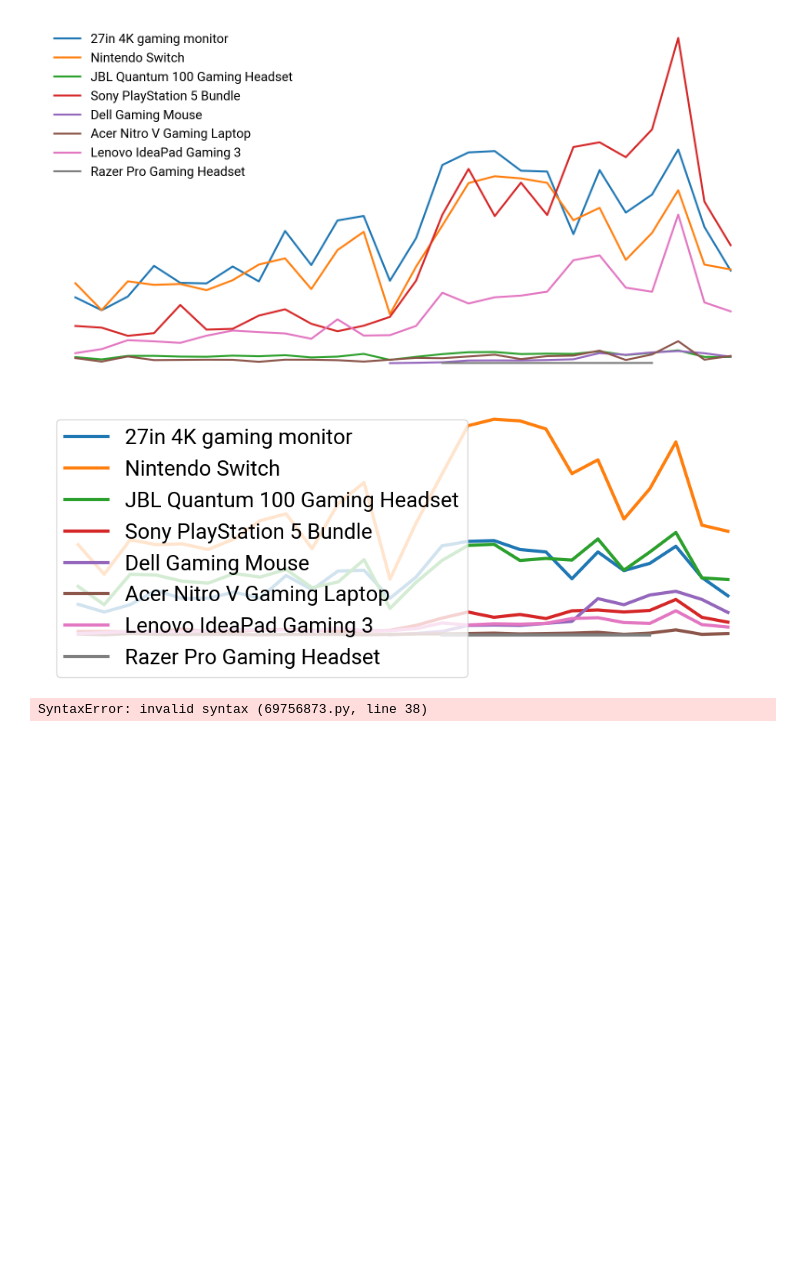
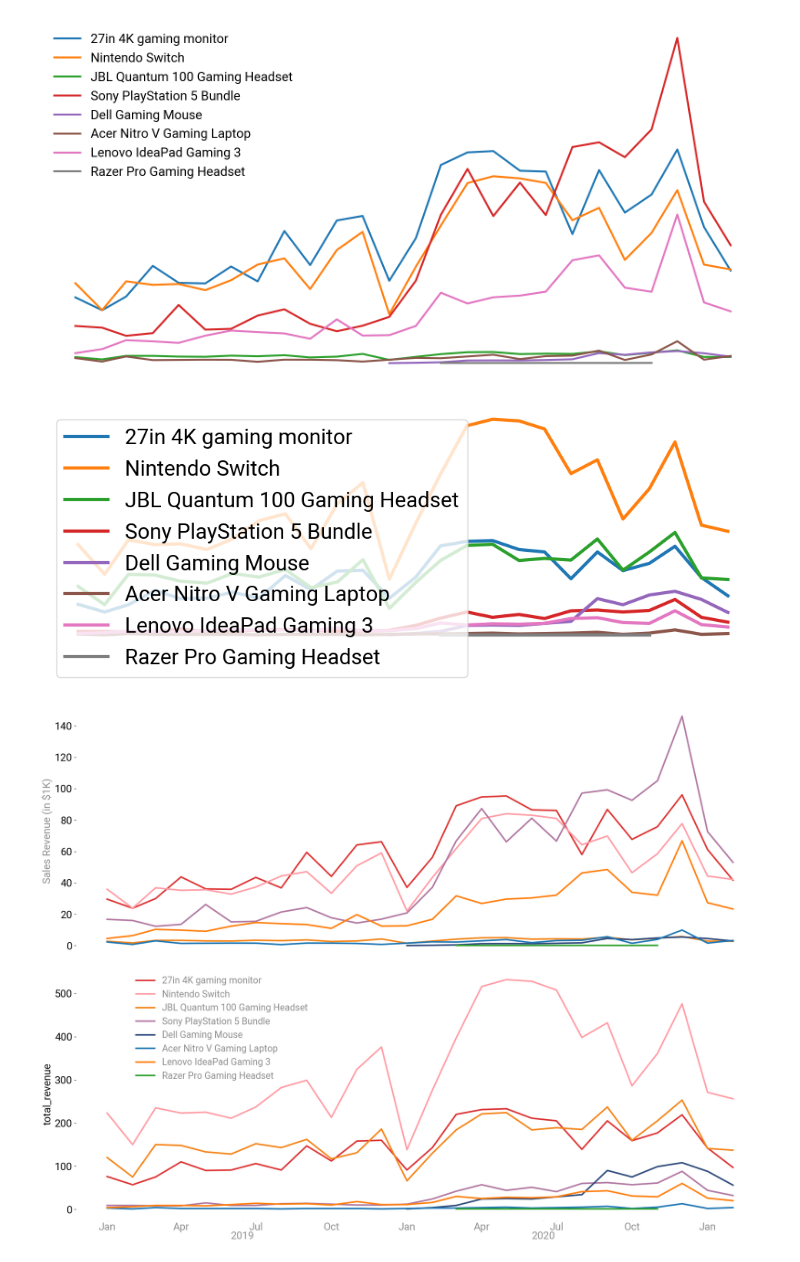
Before and after one commit to mjsluminarias/gamezone-ecommerce, a Jupyter notebook: code_queries/product_performance.ipynb, the cells around one changed output. Cells and saved outputs as stored; diff of their text form; code cells hidden in the pictures; blank space fills up the shorter version.

```diff
--- a/code_queries/product_performance.ipynb
+++ b/code_queries/product_performance.ipynb
@@ -138,46 +125,83 @@ plt.show()
 # %% [output]
 [figure]
 # %%
-fig, ax = plt.subplots(nrows=2, ncols=1, sharex=True, figsize=(20, 10))
+colors = [
+    "#dd3333",  # Blue
+    "#F58518",  # Orange
+    "#BAB0AC",  # Green
+    "#E45756",  # Red
+    "#F58518",  # Teal
+    "#FF9DA6",  # Purple
+    "#B279A2",  # Pink
+    "#9D755D",  # Brown
+    "#BAB0AC",  # Gray
+    "#2F4B7C"   # Dark blue
+]
 
-ax[0].plot(prod_01["purchase_ym"], prod_01["total_revenue"], label = "27in 4K gaming monitor", color = "#839E0C")
-ax[0].plot(prod_02["purchase_ym"], prod_02["total_revenue"], label = "Nintendo Switch")
-ax[0].plot(prod_03["purchase_ym"], prod_03["total_revenue"], label = "JBL Quantum 100 Gaming Headset")
-ax[0].plot(prod_04["purchase_ym"], prod_04["total_revenue"], label = "Sony PlayStation 5 Bundle")
-ax[0].plot(prod_05["purchase_ym"], prod_05["total_revenue"], label = "Dell Gaming Mouse")
+fig, ax = plt.subplots(nrows=2, ncols=1, sharex=True, figsize=(20, 15))
+
+ax[0].plot(prod_01["purchase_ym"], prod_01["total_revenue"], label = "27in 4K gaming monitor", color = "#dd3333")
+ax[0].plot(prod_02["purchase_ym"], prod_02["total_revenue"], label = "Nintendo Switch", color = "#FF9DA6")
+ax[0].plot(prod_03["purchase_ym"], prod_03["total_revenue"], label = "JBL Quantum 100 Gaming Headset", color = "#F58518")
+ax[0].plot(prod_04["purchase_ym"], prod_04["total_revenue"], label = "Sony PlayStation 5 Bundle", color = "#B279A2")
+ax[0].plot(prod_05["purchase_ym"], prod_05["total_revenue"], label = "Dell Gaming Mouse", color = "#2F4B7C")
 ax[0].plot(prod_06["purchase_ym"], prod_06["total_revenue"], label = "Acer Nitro V Gaming Laptop")
 ax[0].plot(prod_07["purchase_ym"], prod_07["total_revenue"], label = "Lenovo IdeaPad Gaming 3")
 ax[0].plot(prod_08["purchase_ym"], prod_08["total_revenue"], label = "Razer Pro Gaming Headset")
 
 
-ax[0].set_ylabel('total_revenue')
+ax[0].set_ylabel('Sales Revenue (in $1K)', color = "#908F8F")
 ax[0].spines["top"].set_visible(False)
 ax[0].spines["right"].set_visible(False)
 ax[0].spines["left"].set_visible(False)
 ax[0].spines["bottom"].set_visible(False)
 ax[0].axes.get_xaxis().set_visible(False)
-ax[0].axes.get_yaxis().set_visible(False)
+# ax[0].axes.get_yaxis().set_visible(False)
 
-ax[1].plot(prod_01["purchase_ym"], prod_01["total_orders"], label = "27in 4K gaming monitor", color = "#839E0C")
-ax[1].plot(prod_02["purchase_ym"], prod_02["total_orders"], label = "Nintendo Switch")
-ax[1].plot(prod_03["purchase_ym"], prod_03["total_orders"], label = "JBL Quantum 100 Gaming Headset")
-ax[1].plot(prod_04["purchase_ym"], prod_04["total_orders"], label = "Sony PlayStation 5 Bundle")
-ax[1].plot(prod_05["purchase_ym"], prod_05["total_orders"], label = "Dell Gaming Mouse")
+ax[0].yaxis.set_major_formatter(
+    ticker.FuncFormatter(lambda x, pos: f"{int(x / 1000)}")
+)
+
+
+
+ax[1].plot(prod_01["purchase_ym"], prod_01["total_orders"], label = "27in 4K gaming monitor", color = "#dd3333")
+ax[1].plot(prod_02["purchase_ym"], prod_02["total_orders"], label = "Nintendo Switch", color = "#FF9DA6")
+ax[1].plot(prod_03["purchase_ym"], prod_03["total_orders"], label = "JBL Quantum 100 Gaming Headset", color = "#F58518")
+ax[1].plot(prod_04["purchase_ym"], prod_04["total_orders"], label = "Sony PlayStation 5 Bundle", color = "#B279A2")
+ax[1].plot(prod_05["purchase_ym"], prod_05["total_orders"], label = "Dell Gaming Mouse", color = "#2F4B7C")
 ax[1].plot(prod_06["purchase_ym"], prod_06["total_orders"], label = "Acer Nitro V Gaming Laptop")
 ax[1].plot(prod_07["purchase_ym"], prod_07["total_orders"], label = "Lenovo IdeaPad Gaming 3")
 ax[1].plot(prod_08["purchase_ym"], prod_08["total_orders"], label = "Razer Pro Gaming Headset")
+
+
+ax[1].xaxis.set_minor_locator(mdates.MonthLocator(bymonth=[1, 4, 7, 10]))
+ax[1].xaxis.set_minor_formatter(mdates.DateFormatter("%b"))
+
+# years (major ticks), placed mid-year so they don't collide with jan/jul
+ax[1].xaxis.set_major_locator(mdates.YearLocator(month=6, day=15))
+ax[1].xaxis.set_major_formatter(mdates.DateFormatter("%Y"))
+
+ax[1].tick_params(axis="x", which="major", pad=20, length=1, colors = "#908F8F") # params for years
+ax[1].tick_params(axis="x", which="minor", pad=3, length=1, colors = "#908F8F") # params for months
+
 
 
 ax[1].set_ylabel('total_revenue')
 ax[1].spines["top"].set_visible(False)
 ax[1].spines["right"].set_visible(False)
 ax[1].spines["left"].set_visible(False)
 ax[1].spines["bottom"].set_visible(False)
-ax[1].axes.get_xaxis().set_visible(False)
-ax[1].axes.get_yaxis().set_visible(False)
-is tableu free
+# ax[1].axes.get_xaxis().set_visible(False)
+# ax[1].axes.get_yaxis().set_visible(False)
+
+ax[1].legend(bbox_to_anchor=(0.075, 1), frameon = False, fontsize = 18, loc = "upper left", labelcolor = "#908F8F")
+
+plt.tight_layout()
+plt.savefig("../figures/product_performance/products.png", transparent=True, dpi=300, bbox_inches = "tight")
+
+plt.show()
 # %% [output]
-SyntaxError: invalid syntax (69756873.py, line 38)
+[figure, added]
 # %%
 pivot = (
     prod_rev_ym.pivot_table(
```
Also changed, not shown: parts of 3 cells of this notebook, 12 other files.
